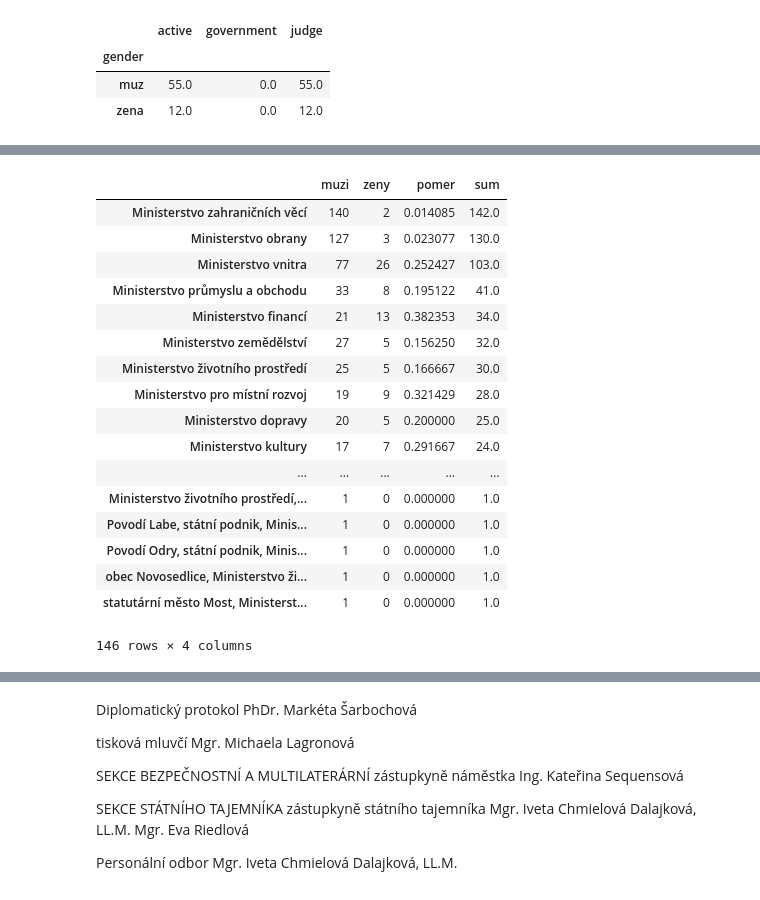
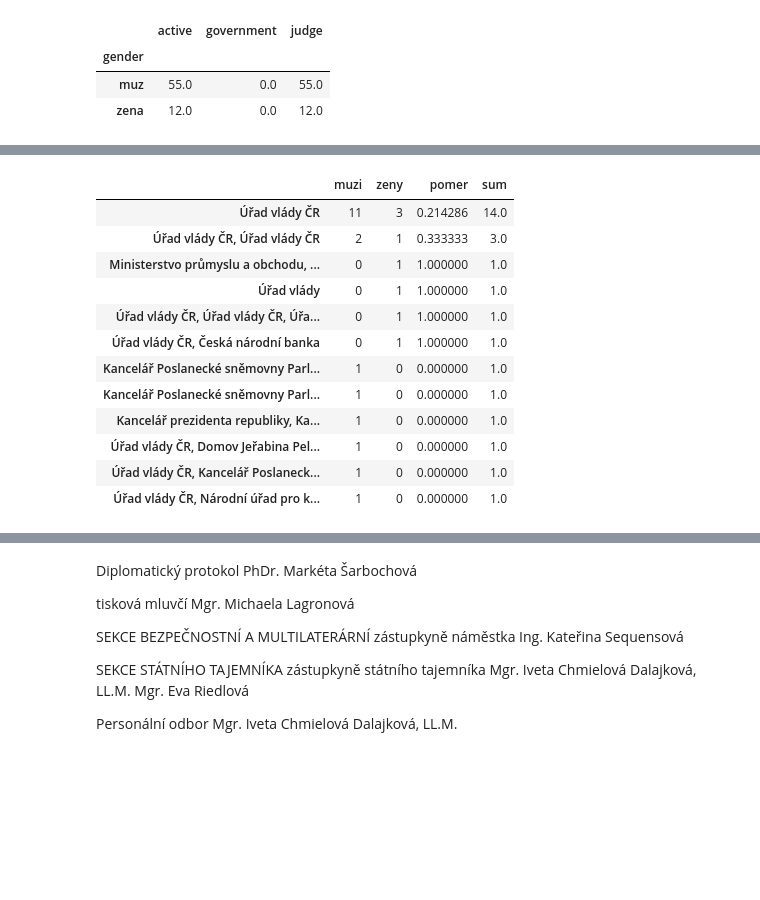
Before and after one commit to DataRozhlas/gender-gap, a Jupyter notebook: analyza_cro.ipynb, the cells around one changed output, grey strips where cells are left out. Saved outputs shown, nothing was run; the diff lists cells and outputs as text; code cells hidden in the pictures; blank space fills up the shorter version.

```diff
--- a/analyza_cro.ipynb
+++ b/analyza_cro.ipynb
@@ -241,24 +267,19 @@ obvodsou.groupby("gender").sum()
 # %%
-dta[dta.index.str.contains('Ministerstvo')].sort_values(by=['sum', 'pomer'], ascending=False)
+dta[dta.index.str.contains('Úřad vlády')].sort_values(by=['sum', 'pomer'], ascending=False)
 # %% [output]
 |  | muzi | zeny | pomer | sum |
-| Ministerstvo zahraničních věcí | 140 | 2 | 0.014085 | 142.0 |
-| Ministerstvo obrany | 127 | 3 | 0.023077 | 130.0 |
-| Ministerstvo vnitra | 77 | 26 | 0.252427 | 103.0 |
-| Ministerstvo průmyslu a obchodu | 33 | 8 | 0.195122 | 41.0 |
-| Ministerstvo financí | 21 | 13 | 0.382353 | 34.0 |
-| Ministerstvo zemědělství | 27 | 5 | 0.156250 | 32.0 |
-| Ministerstvo životního prostředí | 25 | 5 | 0.166667 | 30.0 |
-| Ministerstvo pro místní rozvoj | 19 | 9 | 0.321429 | 28.0 |
-| Ministerstvo dopravy | 20 | 5 | 0.200000 | 25.0 |
-| Ministerstvo kultury | 17 | 7 | 0.291667 | 24.0 |
-| ... | ... | ... | ... | ... |
-| Ministerstvo životního prostředí,... | 1 | 0 | 0.000000 | 1.0 |
-| Povodí Labe, státní podnik, Minis... | 1 | 0 | 0.000000 | 1.0 |
-| Povodí Odry, státní podnik, Minis... | 1 | 0 | 0.000000 | 1.0 |
-| obec Novosedlice, Ministerstvo ži... | 1 | 0 | 0.000000 | 1.0 |
-| statutární město Most, Ministerst... | 1 | 0 | 0.000000 | 1.0 |
+| Úřad vlády ČR | 11 | 3 | 0.214286 | 14.0 |
+| Úřad vlády ČR, Úřad vlády ČR | 2 | 1 | 0.333333 | 3.0 |
+| Ministerstvo průmyslu a obchodu, ... | 0 | 1 | 1.000000 | 1.0 |
+| Úřad vlády | 0 | 1 | 1.000000 | 1.0 |
+| Úřad vlády ČR, Úřad vlády ČR, Úřa... | 0 | 1 | 1.000000 | 1.0 |
+| Úřad vlády ČR, Česká národní banka | 0 | 1 | 1.000000 | 1.0 |
+| Kancelář Poslanecké sněmovny Parl... | 1 | 0 | 0.000000 | 1.0 |
+| Kancelář Poslanecké sněmovny Parl... | 1 | 0 | 0.000000 | 1.0 |
+| Kancelář prezidenta republiky, Ka... | 1 | 0 | 0.000000 | 1.0 |
+| Úřad vlády ČR, Domov Jeřabina Pel... | 1 | 0 | 0.000000 | 1.0 |
+| Úřad vlády ČR, Kancelář Poslaneck... | 1 | 0 | 0.000000 | 1.0 |
+| Úřad vlády ČR, Národní úřad pro k... | 1 | 0 | 0.000000 | 1.0 |
-146 rows × 4 columns
 # %%
 osoby[osoby.concatenatedWorkingPositionOrganizations.str.contains('Ministerstvo')].concatenatedWorkingPositions.value_counts()
 # %% [output]
```
Also changed, not shown: parts of 61 cells of this notebook.
